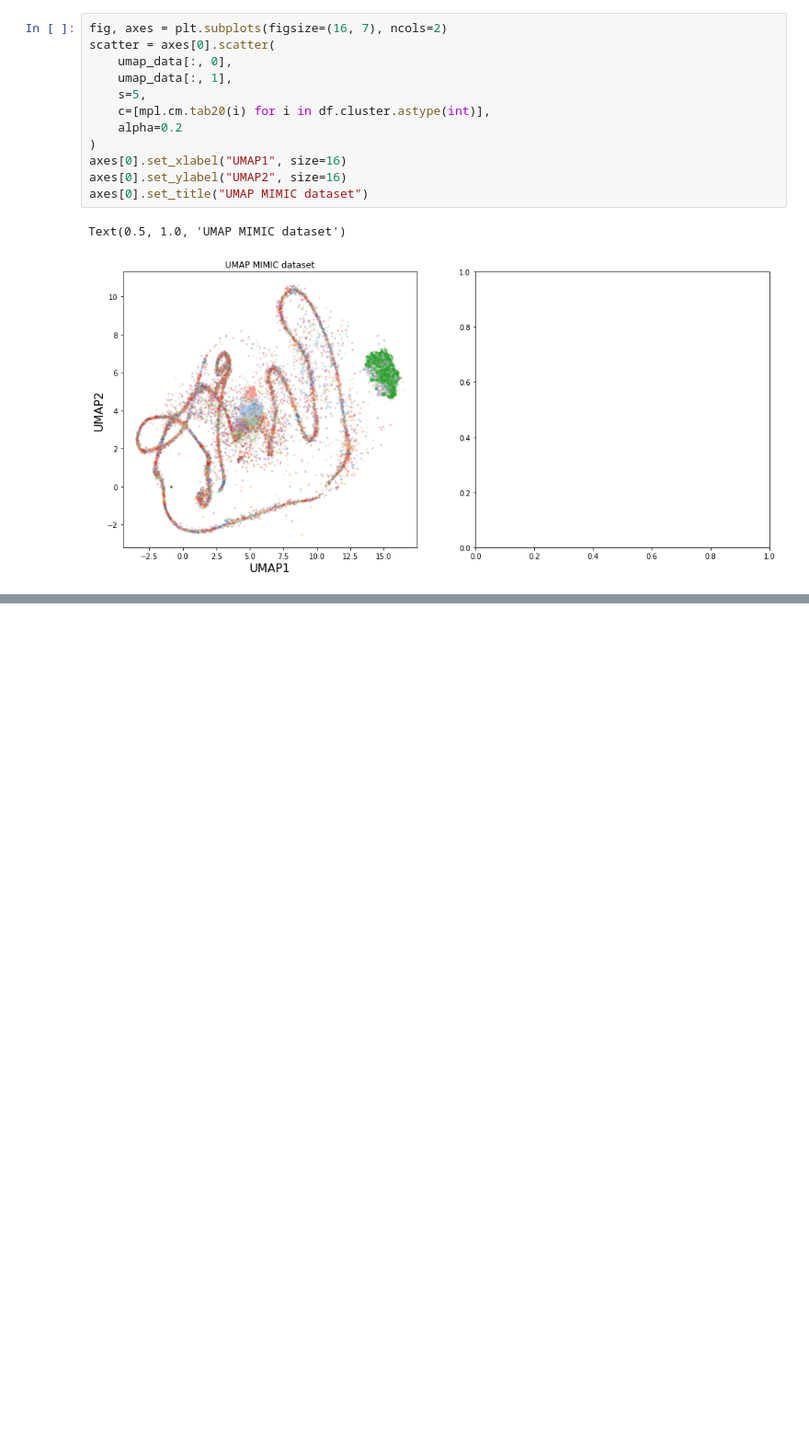
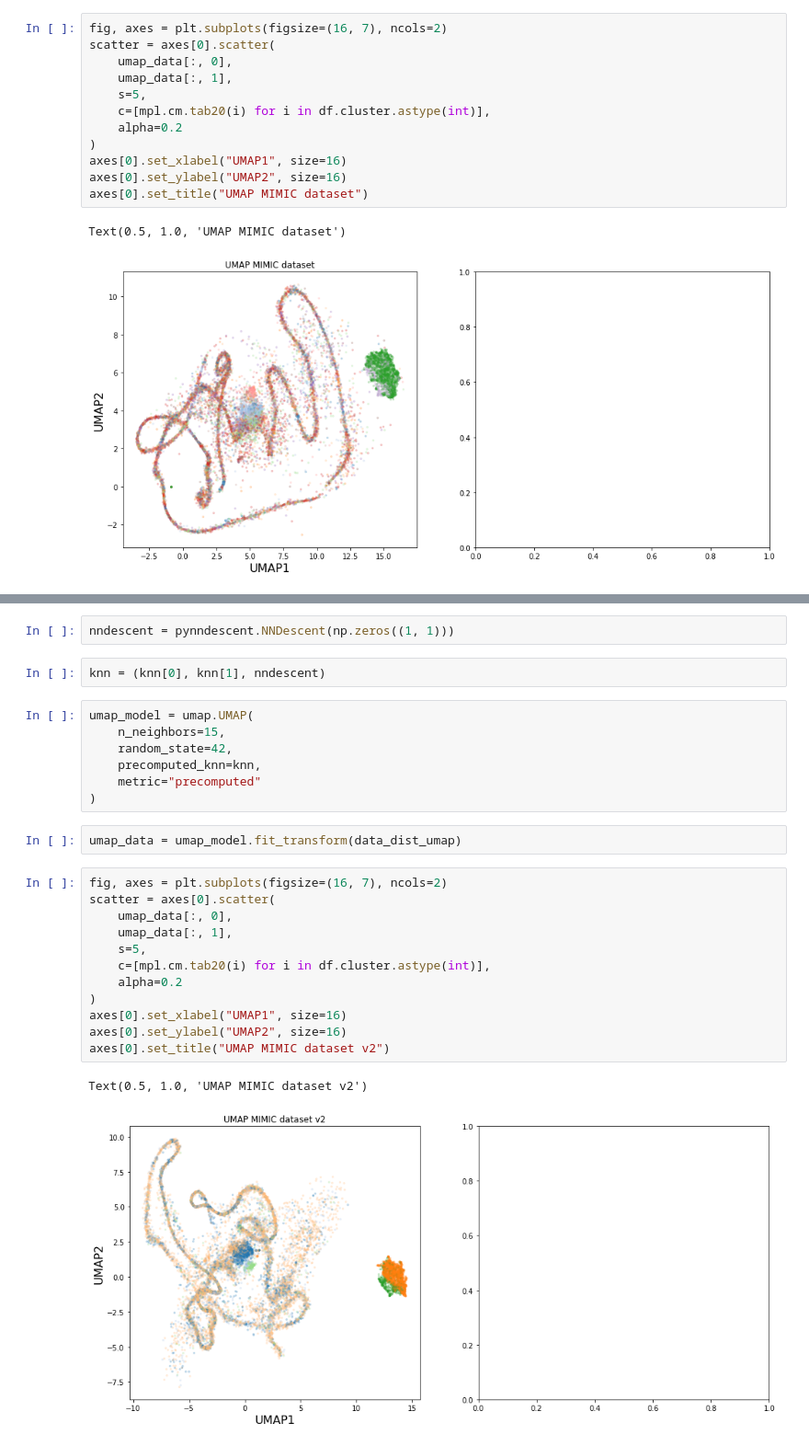
Before and after one commit to cloverbunny/mimic-iv, a Jupyter notebook: c16_cleaningdata_3_29_22.ipynb, the cells around one changed output, grey strips where cells are left out. Shown: that part at 92% size. Saved outputs shown, nothing was run; the diff lists cells and outputs as text; blank space fills up the shorter version.

```diff
--- a/c16_cleaningdata_3_29_22.ipynb
+++ b/c16_cleaningdata_3_29_22.ipynb
@@ -395,0 +463,28 @@ Text(0.5, 1.0, 'UMAP MIMIC dataset')
+# %%
+nndescent = pynndescent.NNDescent(np.zeros((1, 1)))
+# %%
+knn = (knn[0], knn[1], nndescent)
+# %%
+umap_model = umap.UMAP(
+    n_neighbors=15,
+    random_state=42,
+    precomputed_knn=knn,
+    metric="precomputed"
+)
+# %%
+umap_data = umap_model.fit_transform(data_dist_umap)
+# %%
+fig, axes = plt.subplots(figsize=(16, 7), ncols=2)
+scatter = axes[0].scatter(
+    umap_data[:, 0],
+    umap_data[:, 1],
+    s=5,
+    c=[mpl.cm.tab20(i) for i in df.cluster.astype(int)],
+    alpha=0.2
+)
+axes[0].set_xlabel("UMAP1", size=16)
+axes[0].set_ylabel("UMAP2", size=16)
+axes[0].set_title("UMAP MIMIC dataset v2")
+# %% [output]
+Text(0.5, 1.0, 'UMAP MIMIC dataset v2')
+[figure, added]
```
Also changed, not shown: parts of 21 cells of this notebook.
